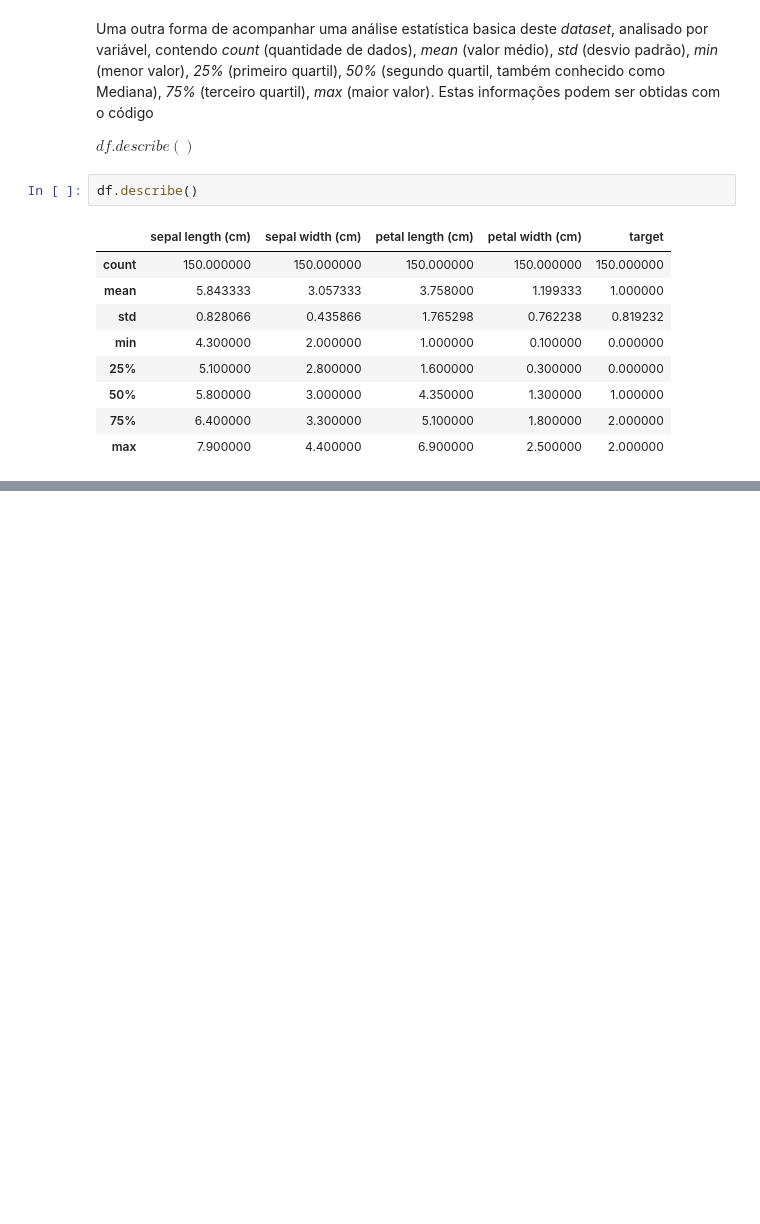
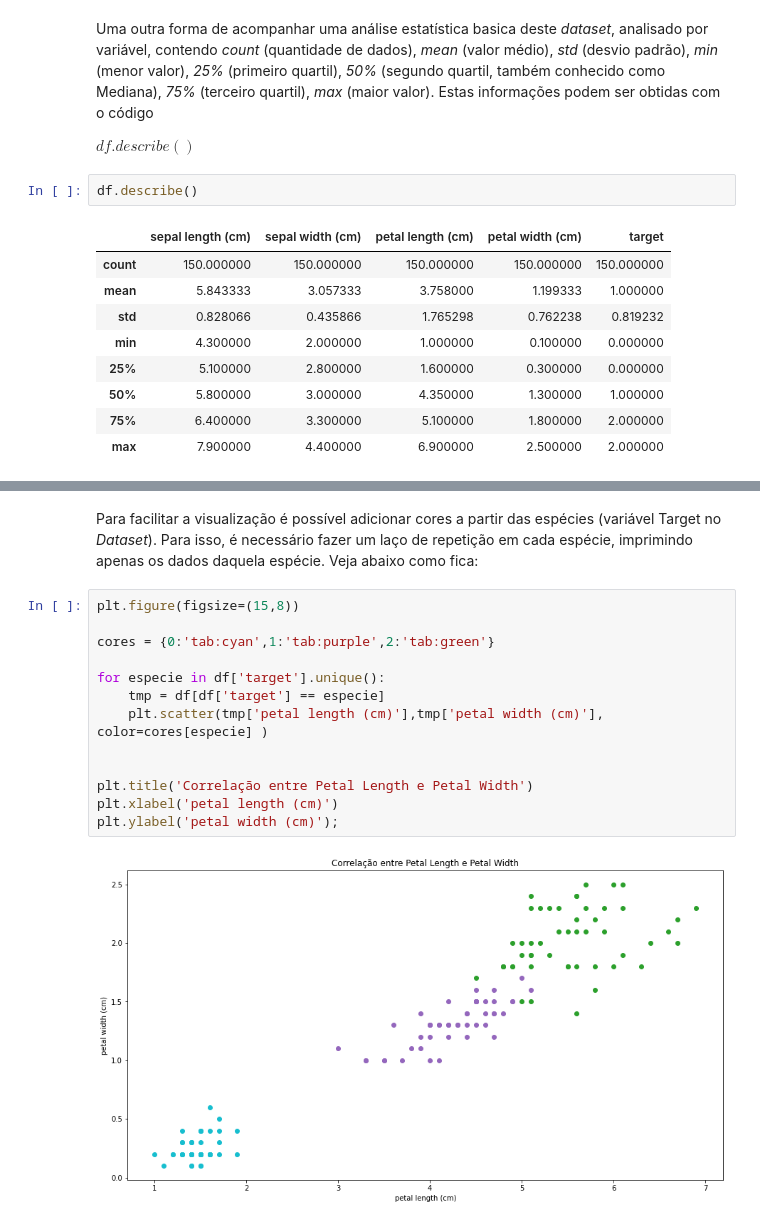
Before and after one commit to diegonogare/MachineLearning, a Jupyter notebook: analise_exploratoria_descritiva_Dataset_Iris.ipynb, the cells around one changed output, grey strips where cells are left out. Saved outputs shown, nothing was run; the diff lists cells and outputs as text; blank space fills up the shorter version.

```diff
--- a/analise_exploratoria_descritiva_Dataset_Iris.ipynb
+++ b/analise_exploratoria_descritiva_Dataset_Iris.ipynb
@@ -123,0 +136,17 @@ df.describe()
+# %% [markdown]
+Para facilitar a visualização é possível adicionar cores a partir das espécies (variável Target no *Dataset*). Para isso, é necessário fazer um laço de repetição em cada espécie, imprimindo apenas os dados daquela espécie. Veja abaixo como fica:
+# %%
+plt.figure(figsize=(15,8))
+
+cores = {0:'tab:cyan',1:'tab:purple',2:'tab:green'}
+
+for especie in df['target'].unique():
+    tmp = df[df['target'] == especie]
+    plt.scatter(tmp['petal length (cm)'],tmp['petal width (cm)'], color=cores[especie] )
+
+
+plt.title('Correlação entre Petal Length e Petal Width')
+plt.xlabel('petal length (cm)')
+plt.ylabel('petal width (cm)');
+# %% [output]
+[figure, added]
```
Also changed, not shown: parts of 10 cells of this notebook.
